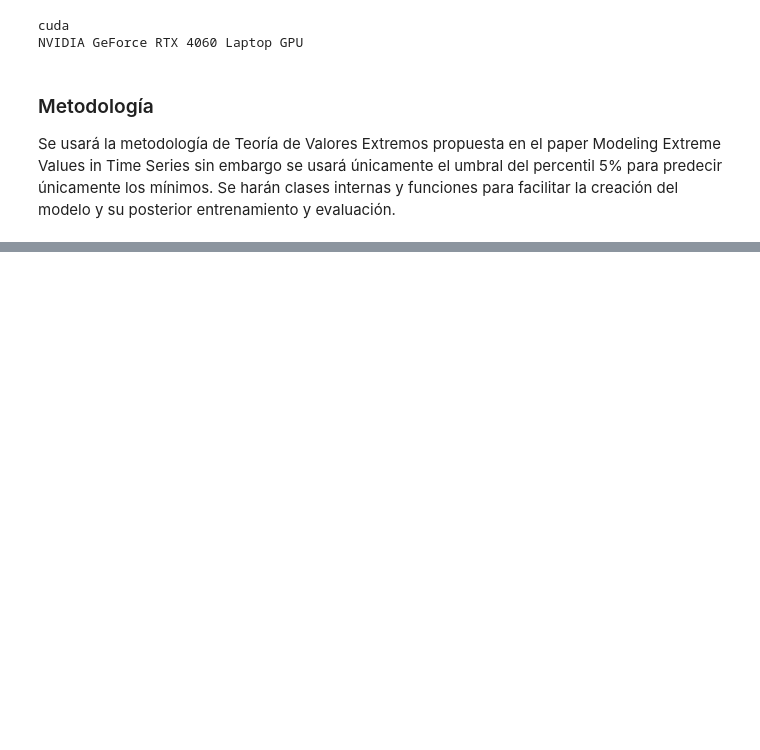
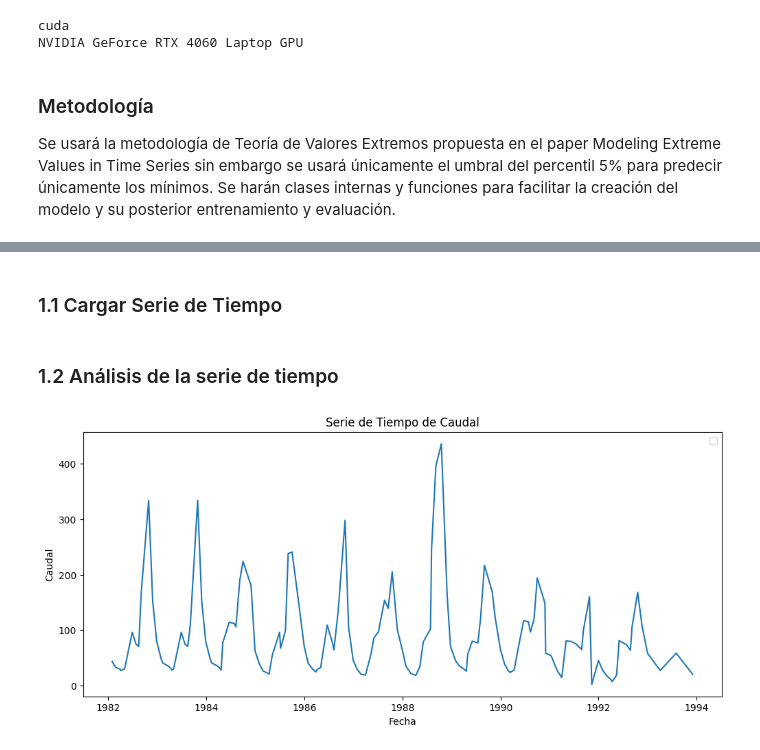
Before and after one commit to AndreyPrado/Pronostico_Caudales_Extremos, a Jupyter notebook: ValoresExtremos/cod/py/prediccion_minimos.ipynb, the cells around one changed output, grey strips where cells are left out. Saved outputs shown, nothing was run; the diff lists cells and outputs as text; code cells hidden in the pictures; blank space fills up the shorter version.

```diff
--- a/ValoresExtremos/cod/py/prediccion_minimos.ipynb
+++ b/ValoresExtremos/cod/py/prediccion_minimos.ipynb
@@ -323,0 +40,18 @@ if __name__ == "__main__":
+# %% [markdown]
+### 1.1 Cargar Serie de Tiempo
+# %%
+df = pd.read_csv('../../data/Brujo/BaseCompletaBrujo.csv',parse_dates=['fecha']).sort_values(by = 'fecha')
+df = df.set_index('fecha')
+serie = df['caudal_minimo']
+# %% [markdown]
+### 1.2 Análisis de la serie de tiempo
+# %%
+plt.figure(figsize=(12,5))
+plt.plot(serie)
+plt.title('Serie de Tiempo de Caudal')
+plt.xlabel('Fecha')
+plt.ylabel('Caudal')
+plt.legend()
+plt.show()
+# %% [output]
+[figure, added]
```
Also changed, not shown: parts of 22 cells of this notebook.
